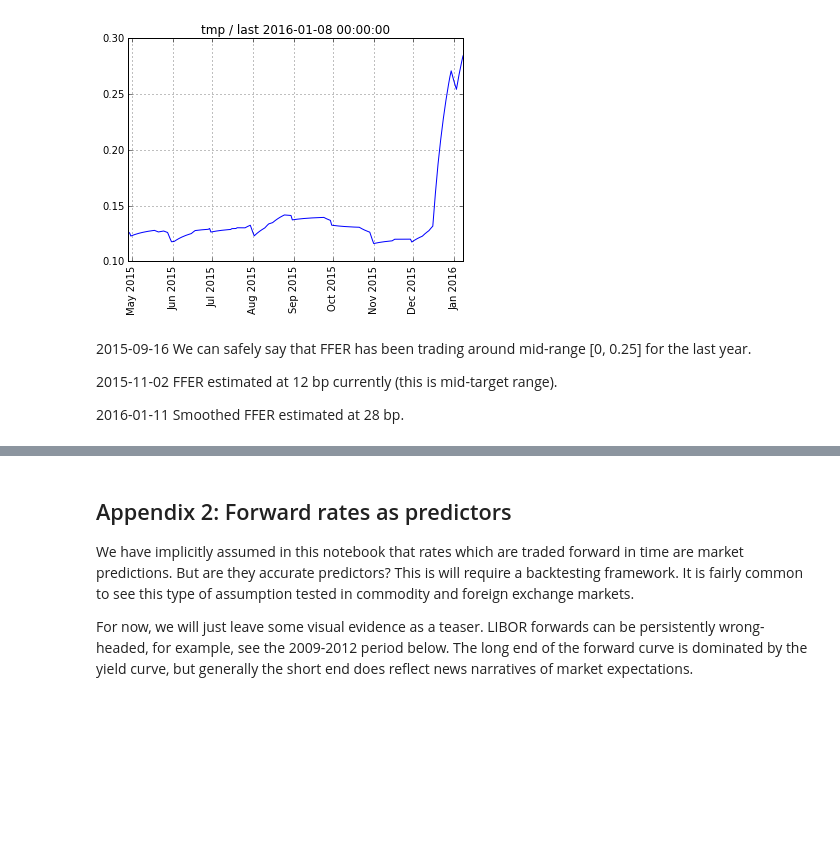
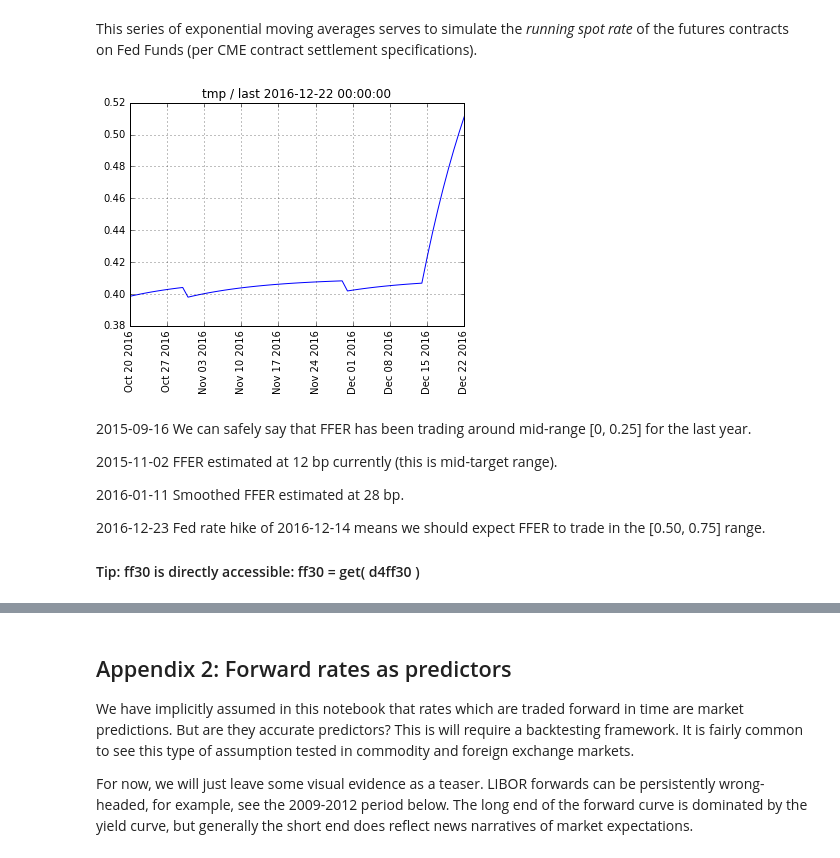
Before and after one commit to rsvp/fecon235, a Jupyter notebook: nb/qdl-libor-fed-funds.ipynb, the cells around one changed output, grey strips where cells are left out. Cells and saved outputs as stored; diff of their text form; code cells hidden in the pictures; blank space fills up the shorter version.

Commit message:
Huge revision: qdl-libor-fed-funds.ipynb Fed rate hikes
Major clarification using transposition and tenor assumptions.
Include 2016-12-14 Fed rate hike, and 2017 policy forecast.

```diff
--- a/nb/qdl-libor-fed-funds.ipynb
+++ b/nb/qdl-libor-fed-funds.ipynb
@@ -228,7 +120,7 @@ Here we cover the actual Fed Funds rate (not the futures).
 # %%
-#  The data source is the Federal Reserve Bank of St. Louis:
-ffer = getfred( 'DFF')
-#               ^Daily frequency
+#  Data source is FRED, Federal Reserve Bank of St. Louis:
+ffer = get( d4ff )
+#           ^Daily Fed Funds, effective rate
 # %%
 #  To see the raw FFER over the last year:
 #  plot( tail( ffer, 256 ))
@@ -244,11 +127,26 @@ ffer_ema = ema(ffer, 0.0645)
-# %%
-#  Estimate current FFER by "Exponentially Weighted Moving Average":
-plot( tail(ffer_ema, 256) )
-# %% [output]
-[figure, removed]
+# %%
+#  Fed Funds trading can be very erratic (sometimes jumping 200 bp in minutes),
+#  so we apply the 30-period exponential moving average:
+
+ff30 = ema(ffer, 0.0645)
+# %% [markdown]
+This series of exponential moving averages serves to
+simulate the *running spot rate* of the futures contracts on Fed Funds
+(per CME contract settlement specifications).
+# %%
+plot( tail(ff30, 64) )
+#  Smoothed ffer
+# %% [output]
+[figure, added]
 # %% [markdown]
 2015-09-16  We can safely say that FFER has been trading around mid-range [0, 0.25] for the last year.
 
 2015-11-02  FFER estimated at 12 bp currently (this is mid-target range).
 
 2016-01-11  Smoothed FFER estimated at 28 bp.
+
+2016-12-23  Fed rate hike of 2016-12-14 means we should expect FFER
+to trade in the [0.50, 0.75] range.
+
+
+#### Tip: ff30 is directly accessible: ff30 = get( d4ff30 )
```
Also changed, not shown: parts of 39 cells of this notebook.
